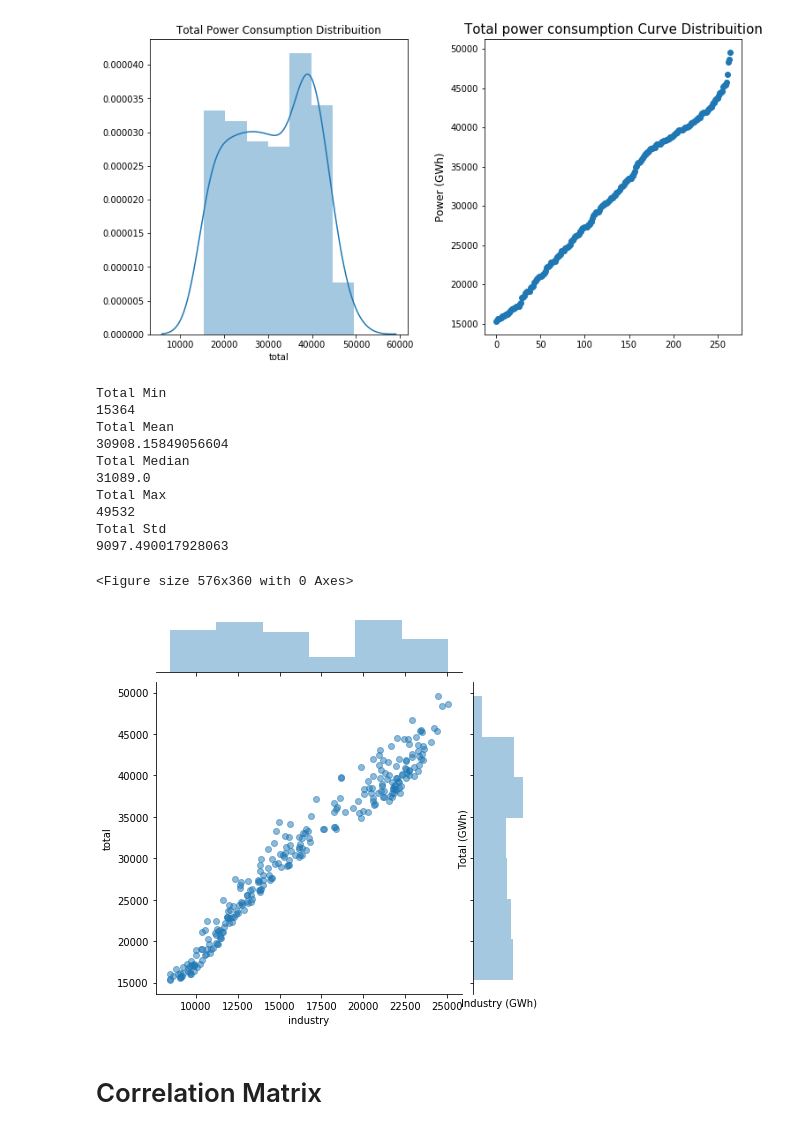
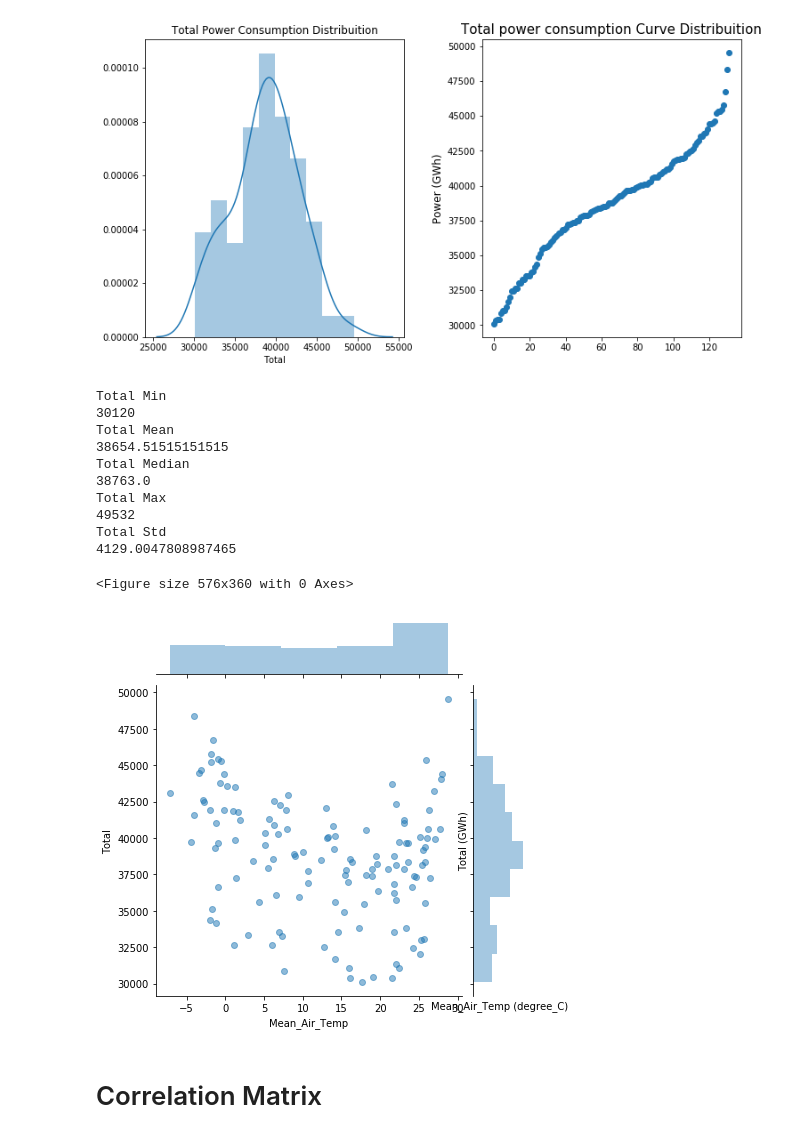
Before and after one commit to hwansoo1981/ai, a Jupyter notebook: GroupA_PowerGrid.ipynb, the cells around one changed output. Drawn from its saved outputs; the diff is of its cells as text; code cells hidden in the pictures.

```diff
--- a/GroupA_PowerGrid.ipynb
+++ b/GroupA_PowerGrid.ipynb
@@ -33,7 +15,7 @@ dateparse = lambda dates: pd.datetime.strptime(dates, '%Y.%m.%d')
 #df_pg = pd.read_csv("https://drive.google.com/uc?export=download&id=1R8N2_7ggwzttLtyLqCrf2ng4HeQ7BlHs", parse_dates=['date'], index_col='date',date_parser=dateparse)
 
 # For Github
-df_pg = pd.read_csv("https://raw.githubusercontent.com/tgjeon/kings/master/data-01-powergrid.csv", parse_dates=['date'], index_col='date',date_parser=dateparse)
+df_pg = pd.read_csv("https://raw.githubusercontent.com/hwansoo1981/dataset/master/groupA20190717.csv", parse_dates=['Date'], index_col='Date',date_parser=dateparse)
 # %%
 print(df_pg.shape)
 print(df_pg.nunique())
@@ -97,10 +72,10 @@ plt.figure(figsize = (12, 6))
 
 plt.subplot(121)
 plt.title('Total Power Consumption Distribuition')
-sns.distplot(df_pg['total'])
+sns.distplot(df_pg['Total'])
 
 plt.subplot(122)
-g1 = plt.scatter(range(df_pg.shape[0]), np.sort(df_pg.total.values))
+g1 = plt.scatter(range(df_pg.shape[0]), np.sort(df_pg.Total.values))
 g1 = plt.title("Total power consumption Curve Distribuition", fontsize=15)
 g1 = plt.xlabel("")
 g1 = plt.ylabel("Power (GWh)", fontsize=12)
@@ -109,39 +84,39 @@ plt.subplots_adjust(wspace = 0.3, hspace = 0.5,
                     top = 0.9)
 plt.show()
 # %% [output]
-[figure, old version]
+[figure, new version]
 # %%
 print("Total Min")
-print(df_pg['total'].min())
+print(df_pg['Total'].min())
 print("Total Mean")
-print(df_pg['total'].mean())
+print(df_pg['Total'].mean())
 print("Total Median")
-print(df_pg['total'].median())
+print(df_pg['Total'].median())
 print("Total Max")
-print(df_pg['total'].max())
+print(df_pg['Total'].max())
 print("Total Std")
-print(df_pg['total'].std())
+print(df_pg['Total'].std())
 # %% [output]
 Total Min
-15364
+30120
 Total Mean
-30908.15849056604
+38654.51515151515
 Total Median
-31089.0
+38763.0
 Total Max
 49532
 Total Std
-9097.490017928063
+4129.0047808987465
 # %%
 plt.figure(figsize = (8, 5))
-sns.jointplot(df_pg.industry, df_pg.total,
+sns.jointplot(df_pg.Mean_Air_Temp, df_pg.Total,
               alpha = 0.5)
-plt.xlabel('Industry (GWh)')
+plt.xlabel('Mean_Air_Temp (degree_C)')
 plt.ylabel('Total (GWh)')
 plt.show()
 # %% [output]
 <Figure size 576x360 with 0 Axes>
-[figure, old version]
+[figure, new version]
 # %% [markdown]
 # Correlation Matrix
 # %%
```
Also changed, not shown: parts of 17 cells of this notebook.
